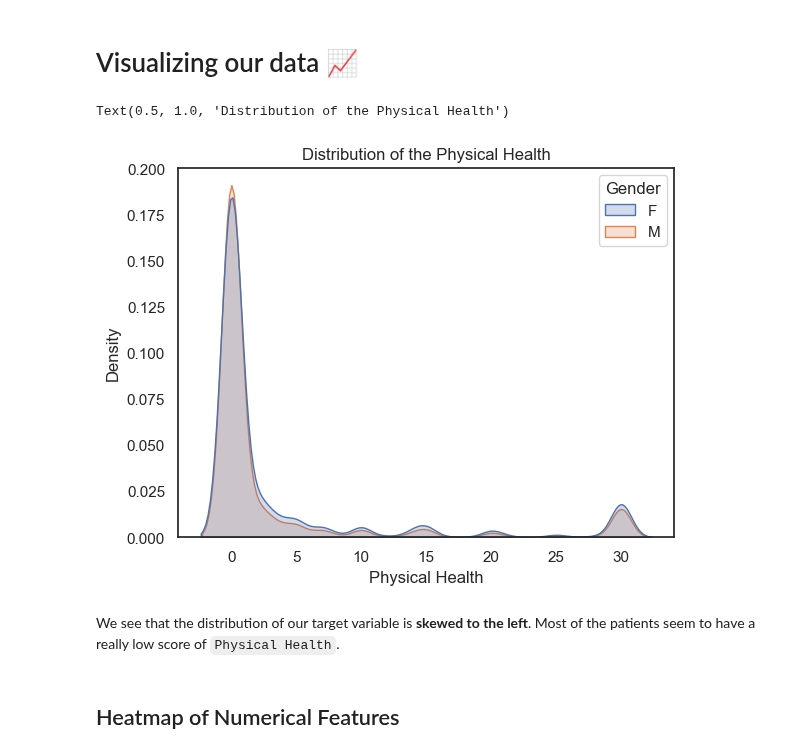
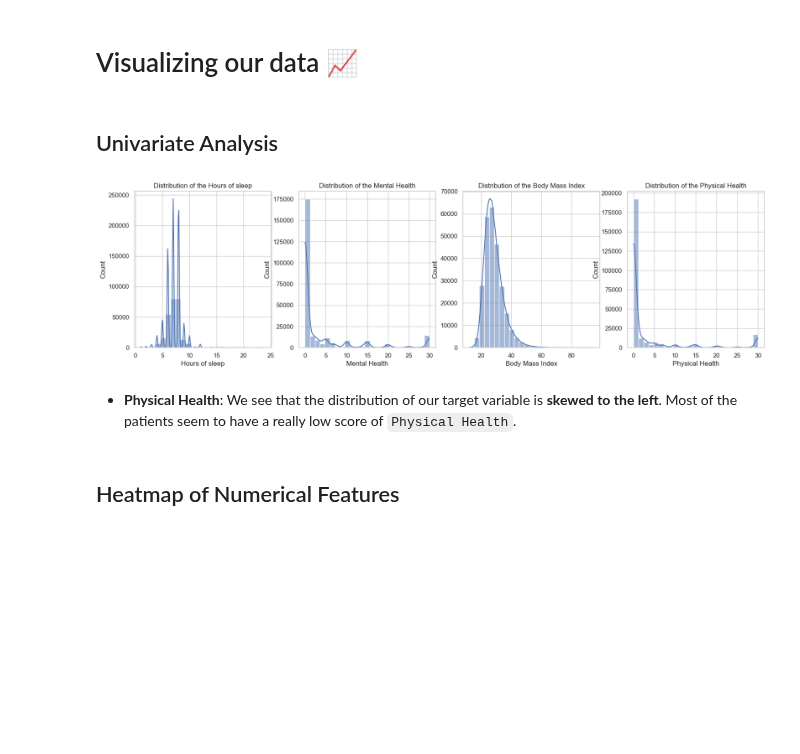
Before and after one commit to Dadd0/AI_MedCare_282401, a Jupyter notebook: main.ipynb, the cells around one changed output. Cells and saved outputs as stored; diff of their text form; code cells hidden in the pictures; blank space fills up the shorter version.

Commit message:
Added univariate analysis of numerical features (comments need to be added)

```diff
--- a/main.ipynb
+++ b/main.ipynb
@@ -144,4 +144,6 @@ Patient ID                  0
 dtype: int64
 # %% [markdown]
 # Visualizing our data 📈
+# %% [markdown]
+## Univariate Analysis
 # %%
@@ -149,11 +151,13 @@ sns.set_theme(style = 'white')
-# %%
-sns.kdeplot(data = medcenter_df, x = 'Physical Health', fill = True, hue = 'Gender')
-plt.title("Distribution of the Physical Health")
-# %% [output]
-Text(0.5, 1.0, 'Distribution of the Physical Health')
-[figure, removed]
+# %%
+fig, axes = plt.subplots(1,4, figsize = (20,5))
+
+for i in range(len(numerical_features)):
+    sns.histplot(data = medcenter_df, x = numerical_features[i], bins = 25, kde = True, ax = axes[i])
+    axes[i].set_title(f"Distribution of the {numerical_features[i]}")
+# %% [output]
+[figure, added]
 # %% [markdown]
-We see that the distribution of our target variable is **skewed to the left**. Most of the patients seem to have a really low score of `Physical Health`.
+- **Physical Health**: We see that the distribution of our target variable is **skewed to the left**. Most of the patients seem to have a really low score of `Physical Health`.
 # %% [markdown]
 ## Heatmap of Numerical Features
 # %%
```
Also changed, not shown: parts of 4 cells of this notebook.
